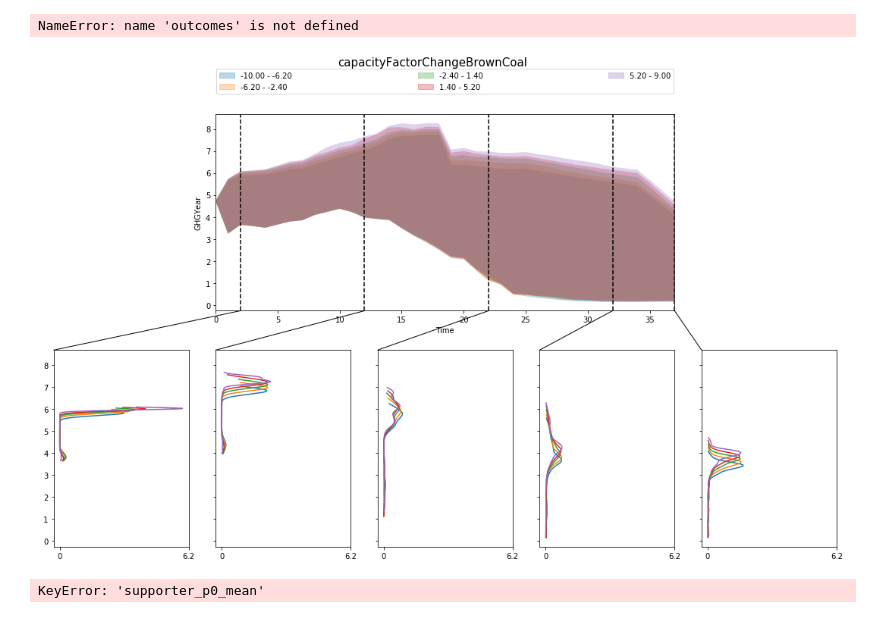
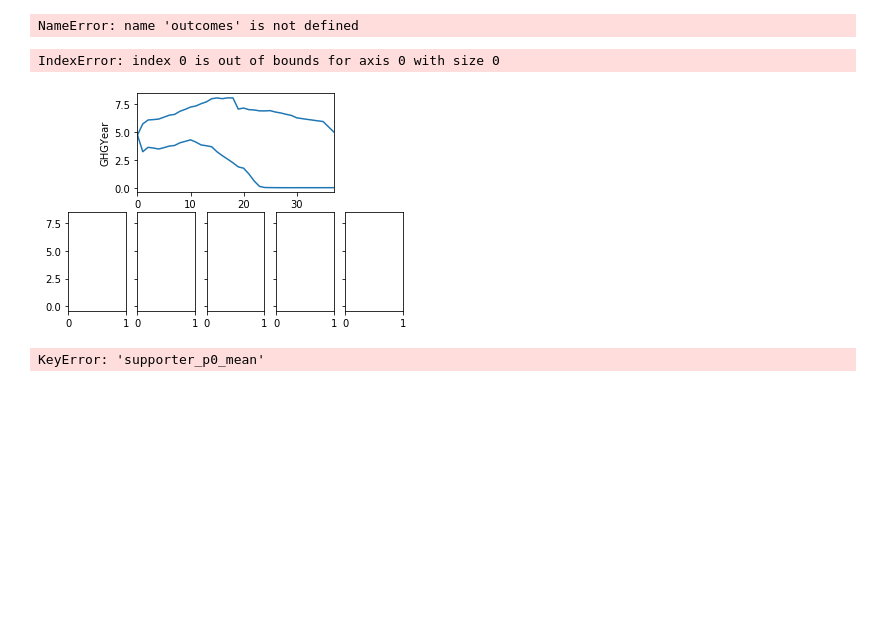
Before and after one commit to gr4sp/simulationEngine, a Jupyter notebook: experiments/notebookGr4sp/ema_gr4sp.ipynb, the cells around one changed output. Saved outputs shown, nothing was run; the diff lists cells and outputs as text; code cells hidden in the pictures; blank space fills up the shorter version.

Commit message:
new notebook for envelopes and extended EMA plotting

```diff
--- a/experiments/notebookGr4sp/ema_gr4sp.ipynb
+++ b/experiments/notebookGr4sp/ema_gr4sp.ipynb
@@ -36,9 +36,9 @@ import glob
 # %% [markdown]
 ## Load the results
 # %%
-from ema_workbench import load_results
+from EMAworkbench.ema_workbench import load_results
 
-results = load_results(r'C:\Users\angel\Documents\GitHub\gr4sp\experiments\data\gr4sp_2020-Feb-20-years.tar.gz')
+results = load_results(r'C:\Users\angel\Documents\GitHub\gr4sp\experiments\data\gr4sp_2020-Feb-24-LHS.tar.gz')
 # %%
 experiments, outcomes = results
 
@@ -371,28 +373,28 @@ NameError: name 'outcomes' is not defined
 # %%
 %matplotlib inline
 
-from EMAworkbench.ema_workbench.analysis.plotting import multiple_densities
+from EMAworkbench.ema_workbench.analysis.plotting import multiple_densities, PlotType
 from EMAworkbench.ema_workbench.analysis.plotting_util import Density
 
 #Create envelope plot
 ooi = 'GHGYear'
-l = 'capacityFactorChangeBrownCoal'
+l = 'semiScheduleGenSpotMarket'
 # group_by='rooftopPV', density = Density.KDE, grouping_specifiers={'residential', 'business', 'both'}
 # group_by='onsiteGeneration', density = Density.KDE, grouping_specifiers={'Central', 'Slow change', 'Fast change', 'Step change', 'High DER'}
+#, group_by=l
 
-fig, ax_env = multiple_densities(experiments, outcomesYear, outcomes_to_show = ooi, points_in_time=[2000-startYear,2010-startYear,2020-startYear,2030-startYear,2035-startYear], group_by=l, density = Density.KDE, grouping_specifiers=None ,
-                   titles={ooi},
-          ylabels={ooi: ooi}, legend=True, fill=True)
+fig, ax_env = multiple_densities(experiments, outcomesYear, outcomes_to_show = ooi, points_in_time=[2000-startYear,2010-startYear,2020-startYear,2030-startYear,2035-startYear], density = Density.KDE, grouping_specifiers=None , titles={ooi}, ylabels={ooi: ooi}, legend=True, fill=True, plot_type=PlotType.ENVELOPE)
 
 # #     ax_kde[j].annotate('Timestep=' + str(val) , xycoords='axes fraction' , textcoords='axes fraction', xy=(.02, 1.03), xytext=(.02, 1.03), size=10)
 
-fig[0].suptitle(l, fontsize=15)
+fig[0].suptitle("{}".format(ooi), fontsize=15)
 fig[0].set_size_inches(18.5, 10.5)
 
 plt.savefig('{}/fig{}.png'.format(r'C:\\Users\\angel\\Documents\\GitHub\\gr4sp\\experiments\\notebookGr4sp\\figs', '_envelope_kdes_%s_dir_unc_1'%(ooi)),
             dpi=300, bbox_inches='tight')
 # %% [output]
+IndexError: index 0 is out of bounds for axis 0 with size 0
-[figure, old version]
+[figure, new version]
 # %%
 df = pd.DataFrame(columns=['Position of supporter','statistics','time','practice dimension'])
 
```
Also changed, not shown: parts of 4 cells of this notebook, 3 other files.
